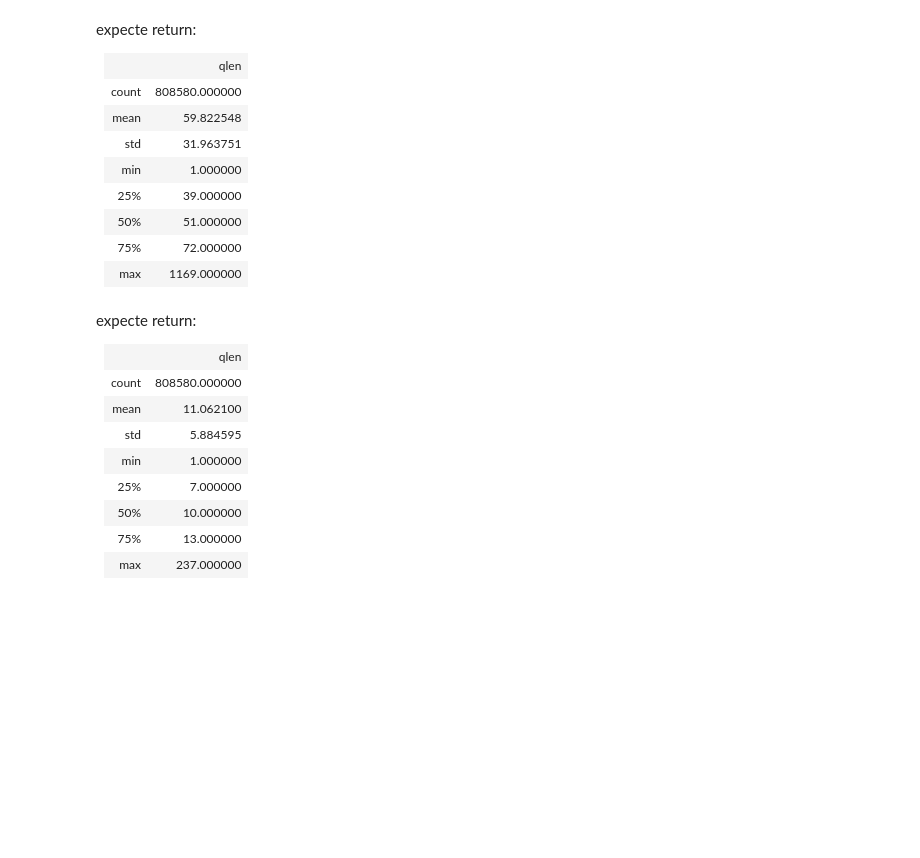
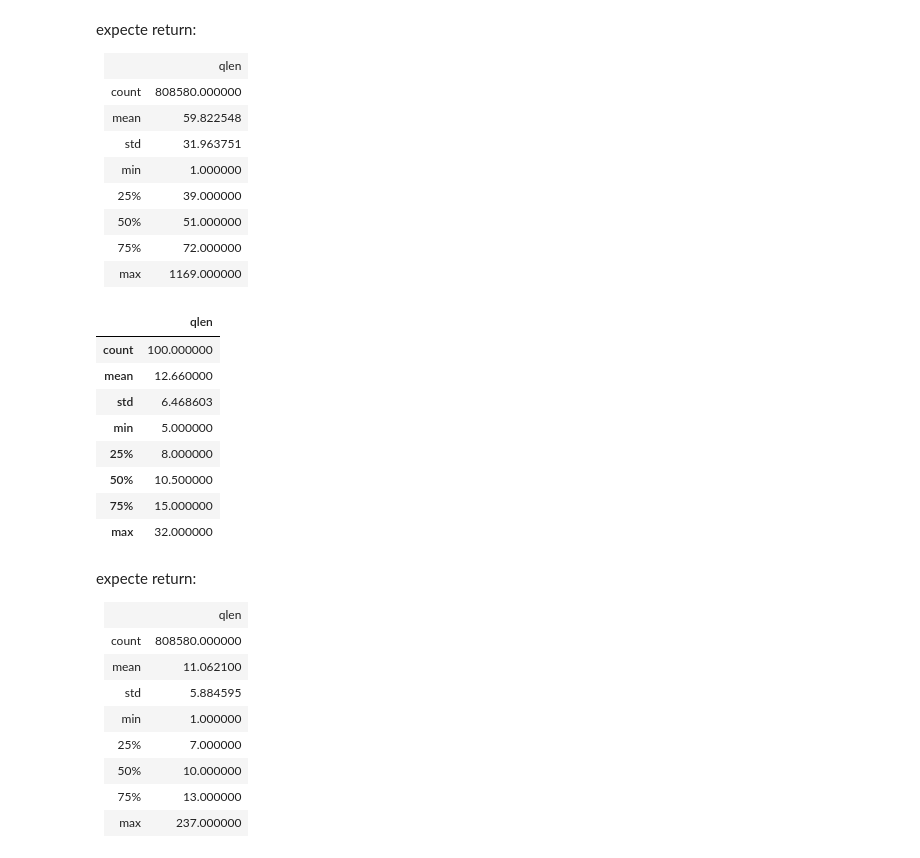
Before and after one commit to GoatWang/pythonTutorial, a Jupyter notebook: ipynb/classNote/python5_classification_practice/Classification(DataDescription).ipynb, the cells around one changed output. Cells and saved outputs as stored; diff of their text form; code cells hidden in the pictures; blank space fills up the shorter version.

```diff
--- a/ipynb/classNote/python5_classification_practice/Classification(DataDescription).ipynb
+++ b/ipynb/classNote/python5_classification_practice/Classification(DataDescription).ipynb
@@ -77,12 +123,23 @@ expecte return:
 # %%
 # 5. Please use describe() function to calculate average "terms" in question1 and question2 in df_train
 ## your code here(~~three line~~~)
-df =                        #make new DataFrame
+df = pd.DataFrame()                       #make new DataFrame
 #make a list containing length of each query in both question1 and question1
 #you have to use the following finction: [<???> for q in df['<???>'].astype(str)]
-df['qlen'] =
+df['qlen'] = [len(nltk.word_tokenize(q)) for q in train_qs[:100]]
+df.describe()
                             #use describe() function to show stats info
 ## end code here
+# %% [output]
+|  | qlen |
+| count | 100.000000 |
+| mean | 12.660000 |
+| std | 6.468603 |
+| min | 5.000000 |
+| 25% | 8.000000 |
+| 50% | 10.500000 |
+| 75% | 15.000000 |
+| max | 32.000000 |
 # %% [markdown]
 expecte return:
 <table>
```
Also changed, not shown: parts of 8 cells of this notebook, 1 other file.
